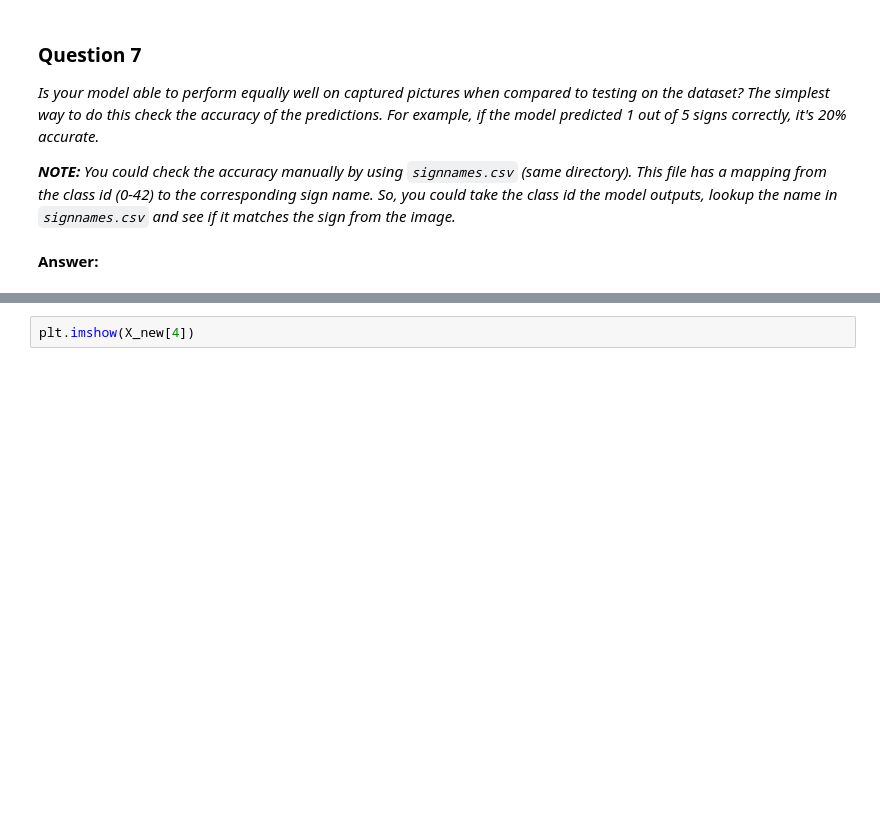
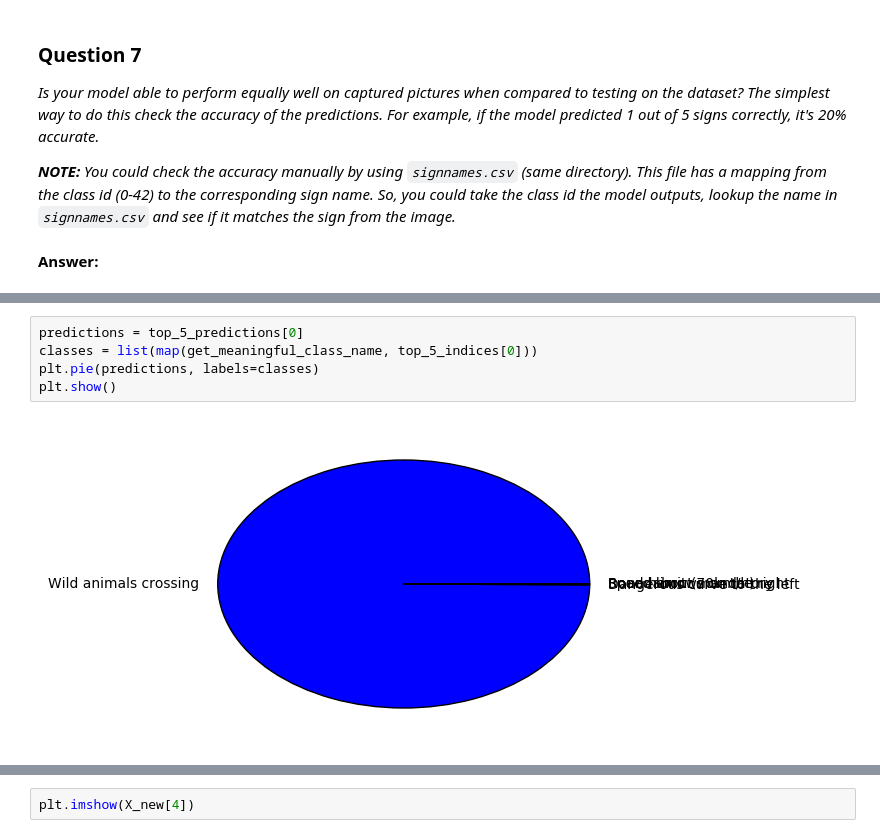
Before and after one commit to hristo-vrigazov/traffic-signs, a Jupyter notebook: Traffic_Sign_Classifier.ipynb, the cells around one changed output, grey strips where cells are left out. Saved outputs shown, nothing was run; the diff lists cells and outputs as text; blank space fills up the shorter version.

```diff
--- a/Traffic_Sign_Classifier.ipynb
+++ b/Traffic_Sign_Classifier.ipynb
@@ -640,0 +649,7 @@ plt.show()
+# %%
+predictions = top_5_predictions[0]
+classes = list(map(get_meaningful_class_name, top_5_indices[0]))
+plt.pie(predictions, labels=classes)
+plt.show()
+# %% [output]
+[figure, added]
```
Also changed, not shown: parts of 15 cells of this notebook, 3 other files.
